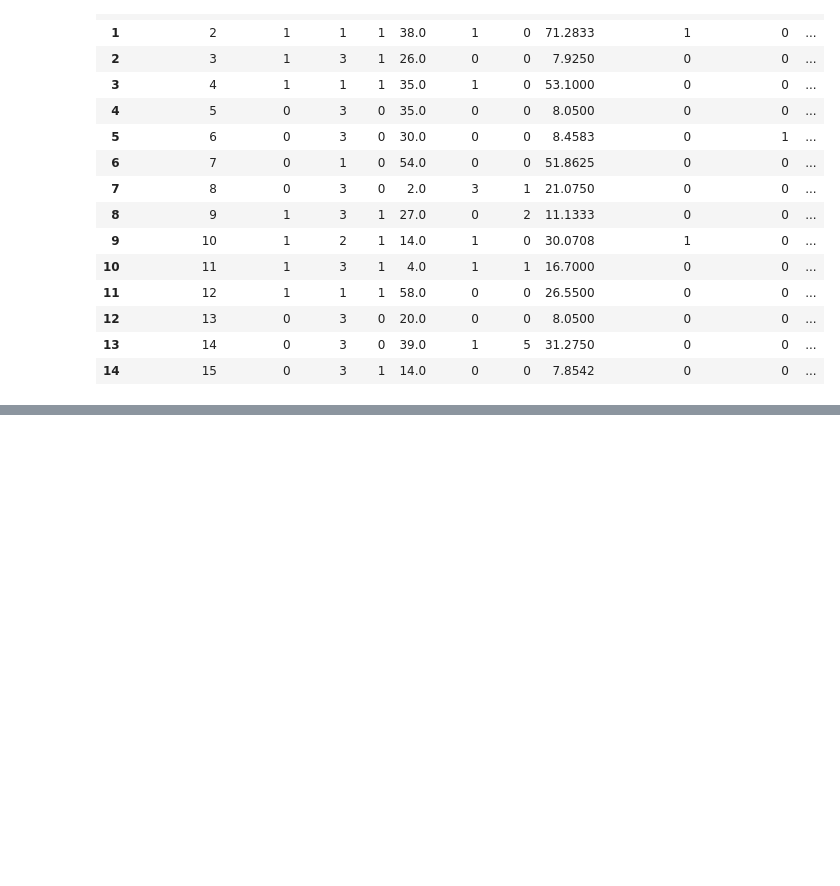
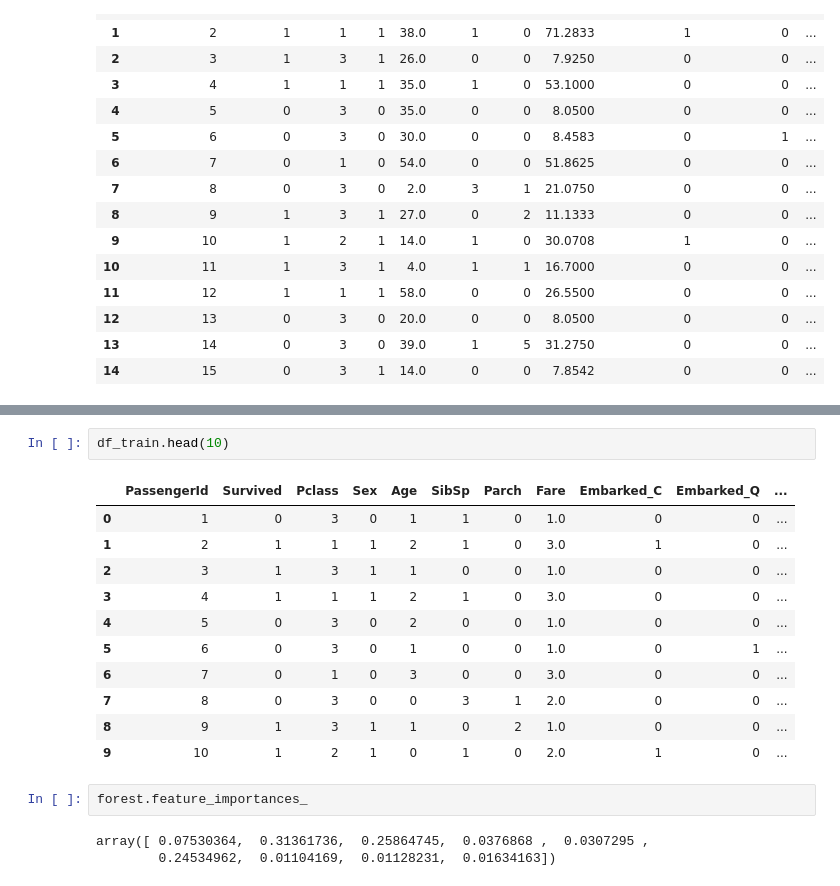
Before and after one commit to aki-06/Titanic, a Jupyter notebook: titanic.ipynb, the cells around one changed output, grey strips where cells are left out. Saved outputs shown, nothing was run; the diff lists cells and outputs as text; blank space fills up the shorter version.

```diff
--- a/titanic.ipynb
+++ b/titanic.ipynb
@@ -721,0 +739,19 @@ df_train.head(15)
+# %%
+df_train.head(10)
+# %% [output]
+|  | PassengerId | Survived | Pclass | Sex | Age | SibSp | Parch | Fare | Embarked_C | Embarked_Q | ... |
+| 0 | 1 | 0 | 3 | 0 | 1 | 1 | 0 | 1.0 | 0 | 0 | ... |
+| 1 | 2 | 1 | 1 | 1 | 2 | 1 | 0 | 3.0 | 1 | 0 | ... |
+| 2 | 3 | 1 | 3 | 1 | 1 | 0 | 0 | 1.0 | 0 | 0 | ... |
+| 3 | 4 | 1 | 1 | 1 | 2 | 1 | 0 | 3.0 | 0 | 0 | ... |
+| 4 | 5 | 0 | 3 | 0 | 2 | 0 | 0 | 1.0 | 0 | 0 | ... |
+| 5 | 6 | 0 | 3 | 0 | 1 | 0 | 0 | 1.0 | 0 | 1 | ... |
+| 6 | 7 | 0 | 1 | 0 | 3 | 0 | 0 | 3.0 | 0 | 0 | ... |
+| 7 | 8 | 0 | 3 | 0 | 0 | 3 | 1 | 2.0 | 0 | 0 | ... |
+| 8 | 9 | 1 | 3 | 1 | 1 | 0 | 2 | 1.0 | 0 | 0 | ... |
+| 9 | 10 | 1 | 2 | 1 | 0 | 1 | 0 | 2.0 | 1 | 0 | ... |
+# %%
+forest.feature_importances_
+# %% [output]
+array([ 0.07530364,  0.31361736,  0.25864745,  0.0376868 ,  0.0307295 ,
+        0.24534962,  0.01104169,  0.01128231,  0.01634163])
```
Also changed, not shown: parts of 3 cells of this notebook.
